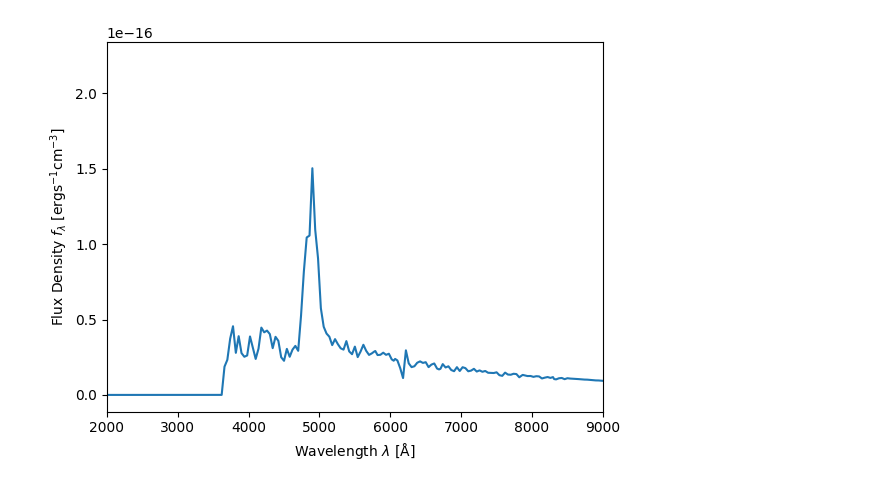
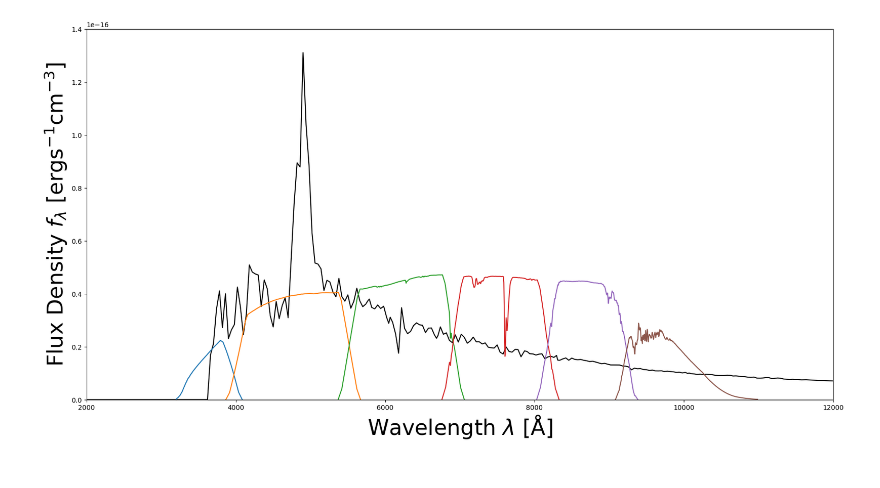
Before and after one commit to fpetri115/LBGforecast, a Jupyter notebook: test.ipynb, the cells around one changed output. Cells and saved outputs as stored; diff of their text form; code cells hidden in the pictures.

Commit message:
plotting

```diff
--- a/test.ipynb
+++ b/test.ipynb
@@ -24,9 +25,8 @@ array([21.48114639, 19.96294996, 20.20361724, 20.27190682, 20.32660412,
-# %%
-spectrum = simulate_sed(sps_model, sps_params)
-plot_sed(spectrum)
-import matplotlib.pyplot as plt
-#plt.ylim(1e-20, 1e-15)
-#plt.xlim(10**2, 10**4)
-#plt.yscale("log")
-# %% [output]
-[figure, removed]
+# %%
+spectrum = simulate_sed(sps_model, sps_params)
+plot_sed(spectrum, xmin=2000, xmax=12000, ymin=0,
+          ymax=1.4e-16, xsize=20, ysize=10,
+         fontsize=32, log=False, c = 'k')
+plot_lsst_filters(factor=1e-16)
+# %% [output]
+[figure, added]
```
Also changed, not shown: parts of 2 cells of this notebook, 2 other files.
